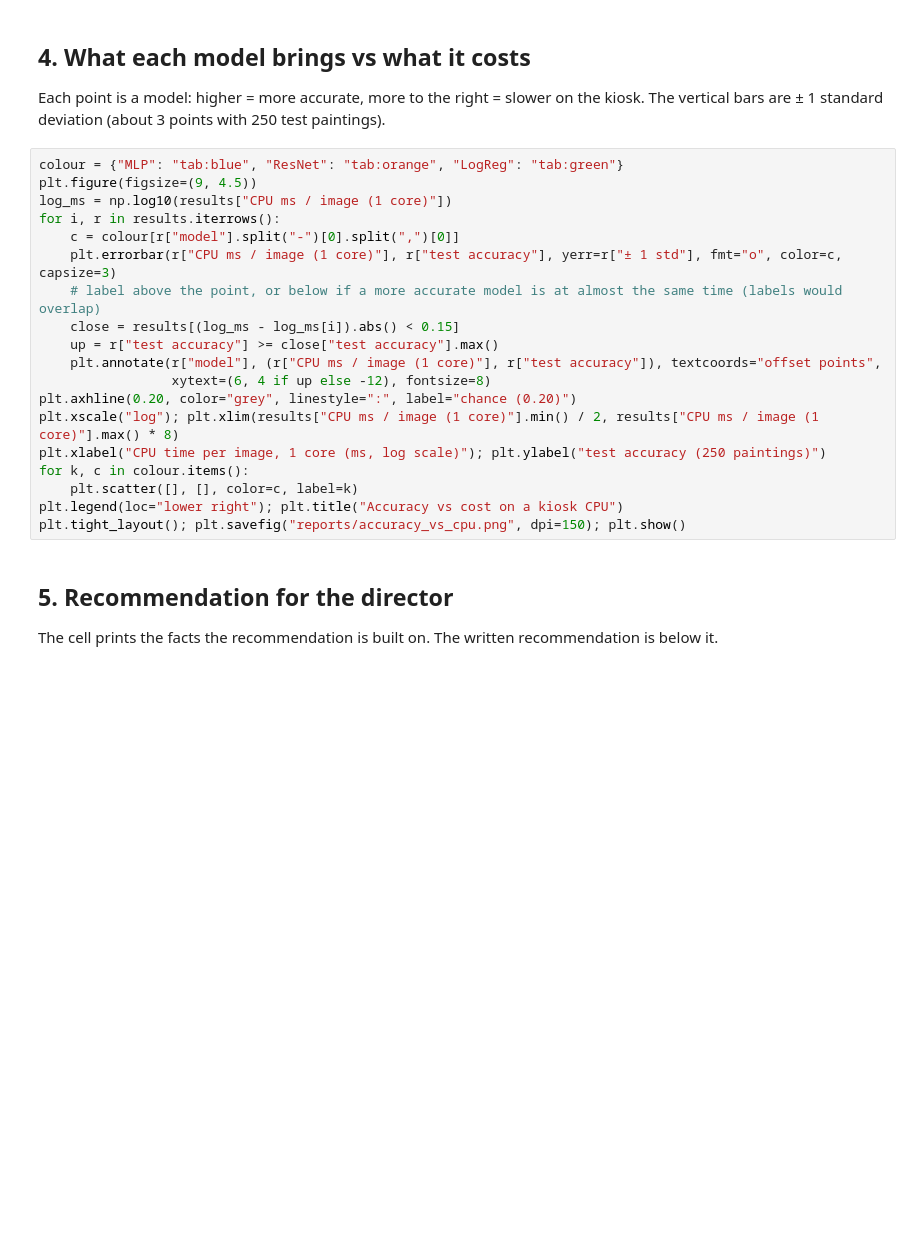
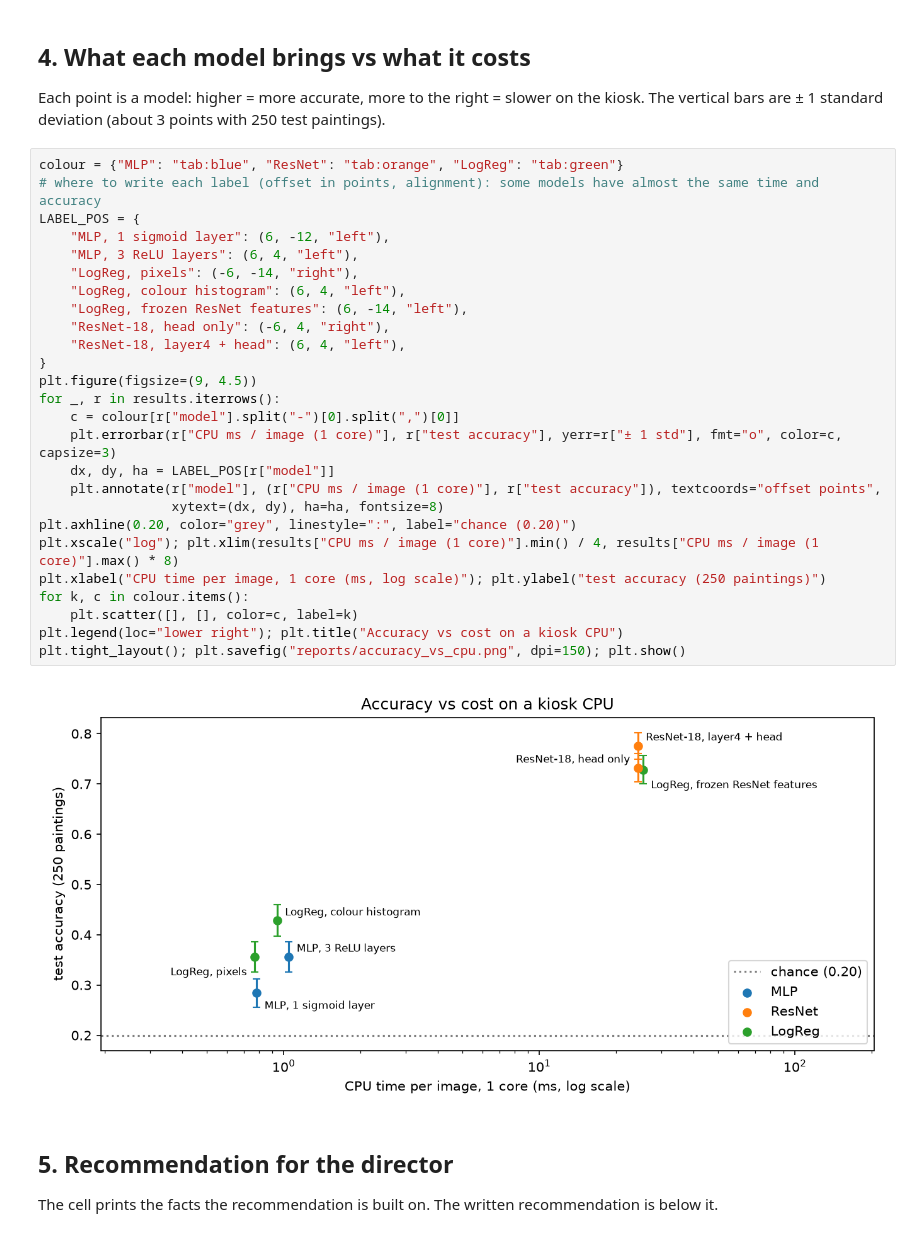
Before and after one commit to raniamehria/museum-guide, a Jupyter notebook: notebook/comparison.ipynb, the cells around one changed output. Drawn from its saved outputs; the diff is of its cells as text; blank space fills up the shorter version.

Commit message:
results(comparison): CPU benchmark of all the models, final table and recommendation

```diff
--- a/notebook/comparison.ipynb
+++ b/notebook/comparison.ipynb
@@ -147,23 +167,32 @@ results.to_csv("reports/comparison.csv", index=False)
 Each point is a model: higher = more accurate, more to the right = slower on the kiosk. The vertical bars are ± 1 standard deviation (about 3 points with 250 test paintings).
 # %%
 colour = {"MLP": "tab:blue", "ResNet": "tab:orange", "LogReg": "tab:green"}
+# where to write each label (offset in points, alignment): some models have almost the same time and accuracy
+LABEL_POS = {
+    "MLP, 1 sigmoid layer": (6, -12, "left"),
+    "MLP, 3 ReLU layers": (6, 4, "left"),
+    "LogReg, pixels": (-6, -14, "right"),
+    "LogReg, colour histogram": (6, 4, "left"),
+    "LogReg, frozen ResNet features": (6, -14, "left"),
+    "ResNet-18, head only": (-6, 4, "right"),
+    "ResNet-18, layer4 + head": (6, 4, "left"),
+}
 plt.figure(figsize=(9, 4.5))
-log_ms = np.log10(results["CPU ms / image (1 core)"])
-for i, r in results.iterrows():
+for _, r in results.iterrows():
     c = colour[r["model"].split("-")[0].split(",")[0]]
     plt.errorbar(r["CPU ms / image (1 core)"], r["test accuracy"], yerr=r["± 1 std"], fmt="o", color=c, capsize=3)
-    # label above the point, or below if a more accurate model is at almost the same time (labels would overlap)
-    close = results[(log_ms - log_ms[i]).abs() < 0.15]
-    up = r["test accuracy"] >= close["test accuracy"].max()
+    dx, dy, ha = LABEL_POS[r["model"]]
     plt.annotate(r["model"], (r["CPU ms / image (1 core)"], r["test accuracy"]), textcoords="offset points",
-                 xytext=(6, 4 if up else -12), fontsize=8)
+                 xytext=(dx, dy), ha=ha, fontsize=8)
 plt.axhline(0.20, color="grey", linestyle=":", label="chance (0.20)")
-plt.xscale("log"); plt.xlim(results["CPU ms / image (1 core)"].min() / 2, results["CPU ms / image (1 core)"].max() * 8)
+plt.xscale("log"); plt.xlim(results["CPU ms / image (1 core)"].min() / 4, results["CPU ms / image (1 core)"].max() * 8)
 plt.xlabel("CPU time per image, 1 core (ms, log scale)"); plt.ylabel("test accuracy (250 paintings)")
 for k, c in colour.items():
     plt.scatter([], [], color=c, label=k)
 plt.legend(loc="lower right"); plt.title("Accuracy vs cost on a kiosk CPU")
 plt.tight_layout(); plt.savefig("reports/accuracy_vs_cpu.png", dpi=150); plt.show()
+# %% [output]
+[figure, added]
 # %% [markdown]
 ## 5. Recommendation for the director
 The cell prints the facts the recommendation is built on. The written recommendation is below it.
```
Also changed, not shown: parts of 6 cells of this notebook, 2 other files.
